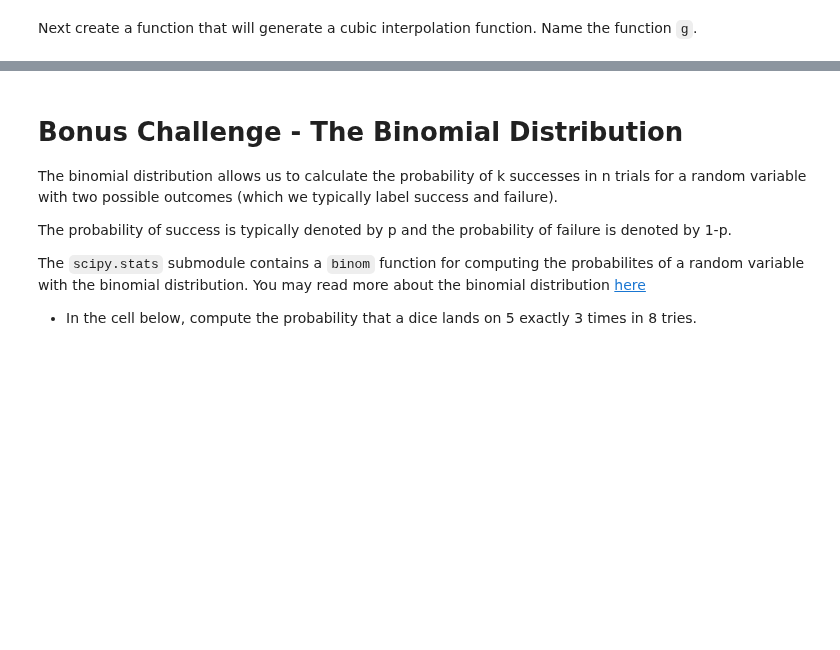
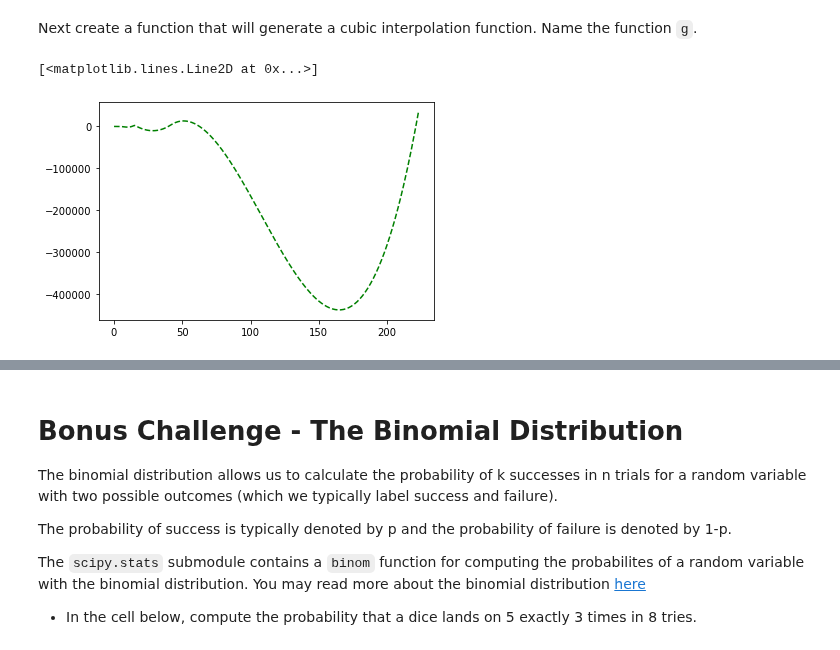
Before and after one commit to ta-data-lis/lab-intro-to-scipy, a Jupyter notebook: your-code/main.ipynb, the cells around one changed output, grey strips where cells are left out. Saved outputs shown, nothing was run; the diff lists cells and outputs as text; code cells hidden in the pictures; blank space fills up the shorter version.

```diff
--- a/your-code/main.ipynb
+++ b/your-code/main.ipynb
@@ -132,4 +150,5 @@ Next create a function that will generate a cubic interpolation function. Name t
 # %%
-# Run this code:
-
-plt.plot(x_new, g(x_new))
+plt.plot(x_new, g(x_new),'g--')
+# %% [output]
+[<matplotlib.lines.Line2D at 0x...>]
+[figure, added]
```
Also changed, not shown: parts of 17 cells of this notebook.
